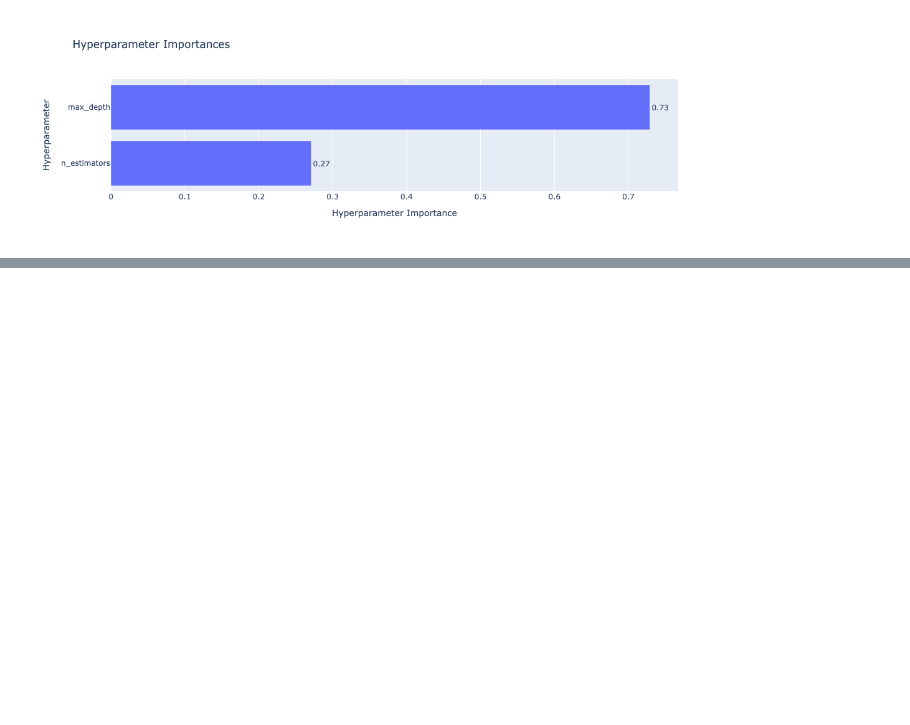
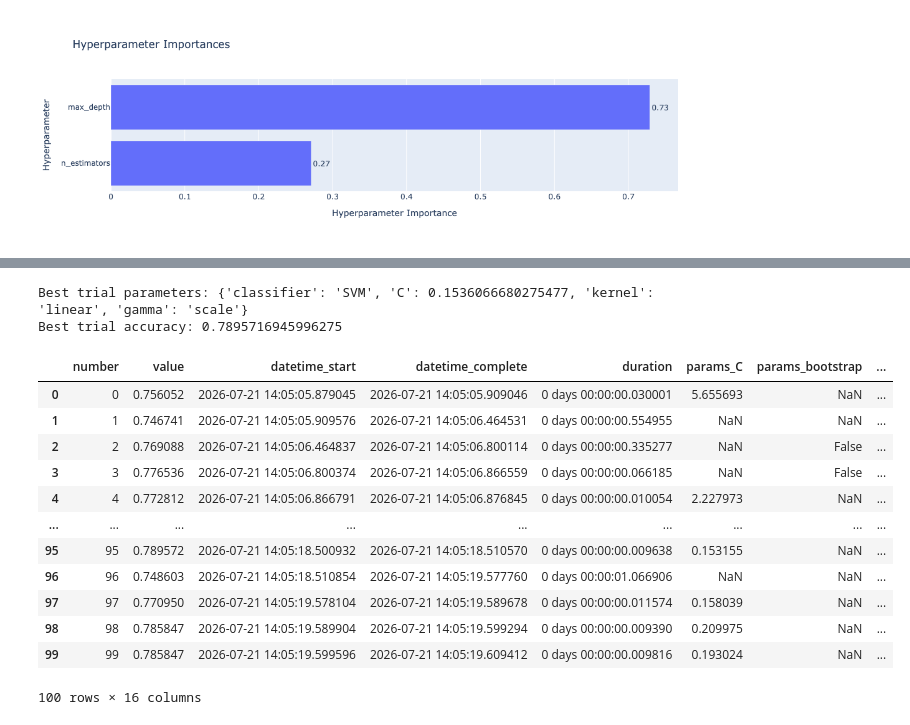
Before and after one commit to AayushAswal27/deep-learning-implementations, a Jupyter notebook: optuna-basics.ipynb, the cells around one changed output, grey strips where cells are left out. Cells and saved outputs as stored; diff of their text form; code cells hidden in the pictures; blank space fills up the shorter version.

```diff
--- a/optuna-basics.ipynb
+++ b/optuna-basics.ipynb
@@ -317,0 +397,24 @@ plot_param_importances(study).show()
+# %%
+# Retrieve the best trial
+best_trial = study.best_trial
+print("Best trial parameters:", best_trial.params)
+print("Best trial accuracy:", best_trial.value)
+# %% [output]
+Best trial parameters: {'classifier': 'SVM', 'C': 0.1536066680275477, 'kernel': 'linear', 'gamma': 'scale'}
+Best trial accuracy: 0.7895716945996275
+# %%
+study.trials_dataframe()
+# %% [output]
+|  | number | value | datetime_start | datetime_complete | duration | params_C | params_bootstrap | ... |
+| 0 | 0 | 0.756052 | 2026-07-21 14:05:05.879045 | 2026-07-21 14:05:05.909046 | 0 days 00:00:00.030001 | 5.655693 | NaN | ... |
+| 1 | 1 | 0.746741 | 2026-07-21 14:05:05.909576 | 2026-07-21 14:05:06.464531 | 0 days 00:00:00.554955 | NaN | NaN | ... |
+| 2 | 2 | 0.769088 | 2026-07-21 14:05:06.464837 | 2026-07-21 14:05:06.800114 | 0 days 00:00:00.335277 | NaN | False | ... |
+| 3 | 3 | 0.776536 | 2026-07-21 14:05:06.800374 | 2026-07-21 14:05:06.866559 | 0 days 00:00:00.066185 | NaN | False | ... |
+| 4 | 4 | 0.772812 | 2026-07-21 14:05:06.866791 | 2026-07-21 14:05:06.876845 | 0 days 00:00:00.010054 | 2.227973 | NaN | ... |
+| ... | ... | ... | ... | ... | ... | ... | ... | ... |
+| 95 | 95 | 0.789572 | 2026-07-21 14:05:18.500932 | 2026-07-21 14:05:18.510570 | 0 days 00:00:00.009638 | 0.153155 | NaN | ... |
+| 96 | 96 | 0.748603 | 2026-07-21 14:05:18.510854 | 2026-07-21 14:05:19.577760 | 0 days 00:00:01.066906 | NaN | NaN | ... |
+| 97 | 97 | 0.770950 | 2026-07-21 14:05:19.578104 | 2026-07-21 14:05:19.589678 | 0 days 00:00:00.011574 | 0.158039 | NaN | ... |
+| 98 | 98 | 0.785847 | 2026-07-21 14:05:19.589904 | 2026-07-21 14:05:19.599294 | 0 days 00:00:00.009390 | 0.209975 | NaN | ... |
+| 99 | 99 | 0.785847 | 2026-07-21 14:05:19.599596 | 2026-07-21 14:05:19.609412 | 0 days 00:00:00.009816 | 0.193024 | NaN | ... |
+100 rows × 16 columns
```
Also changed, not shown: parts of 9 cells of this notebook.
